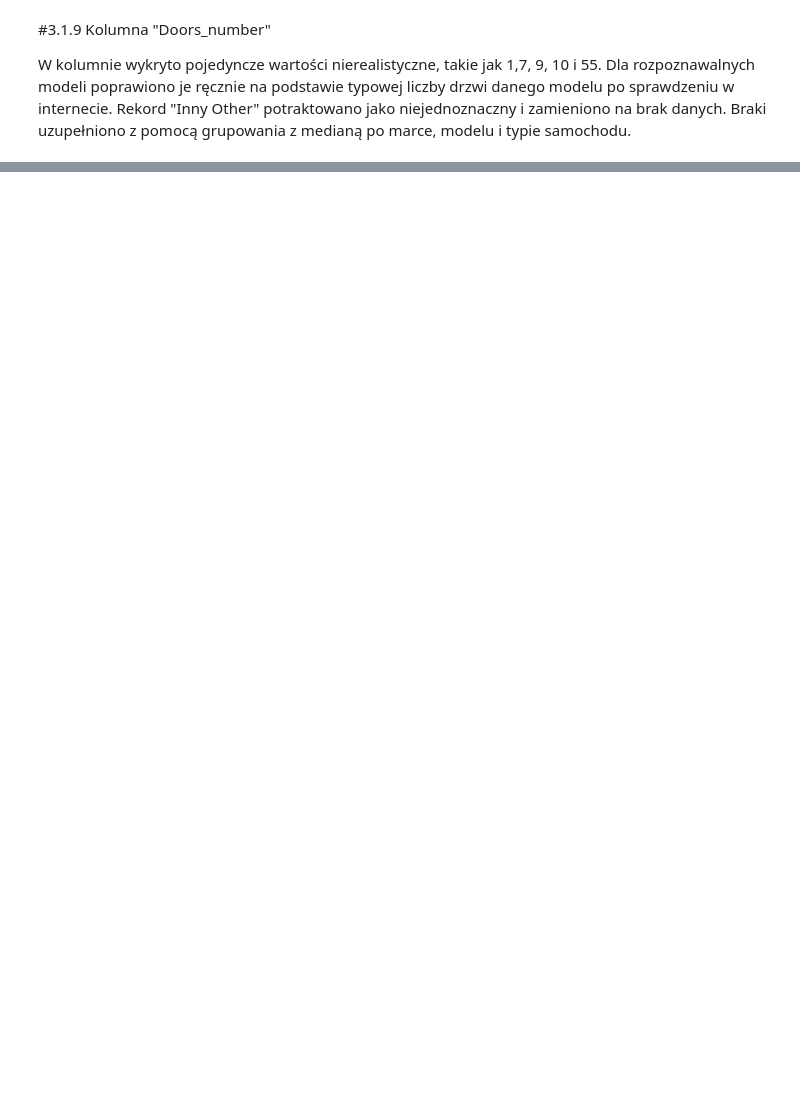
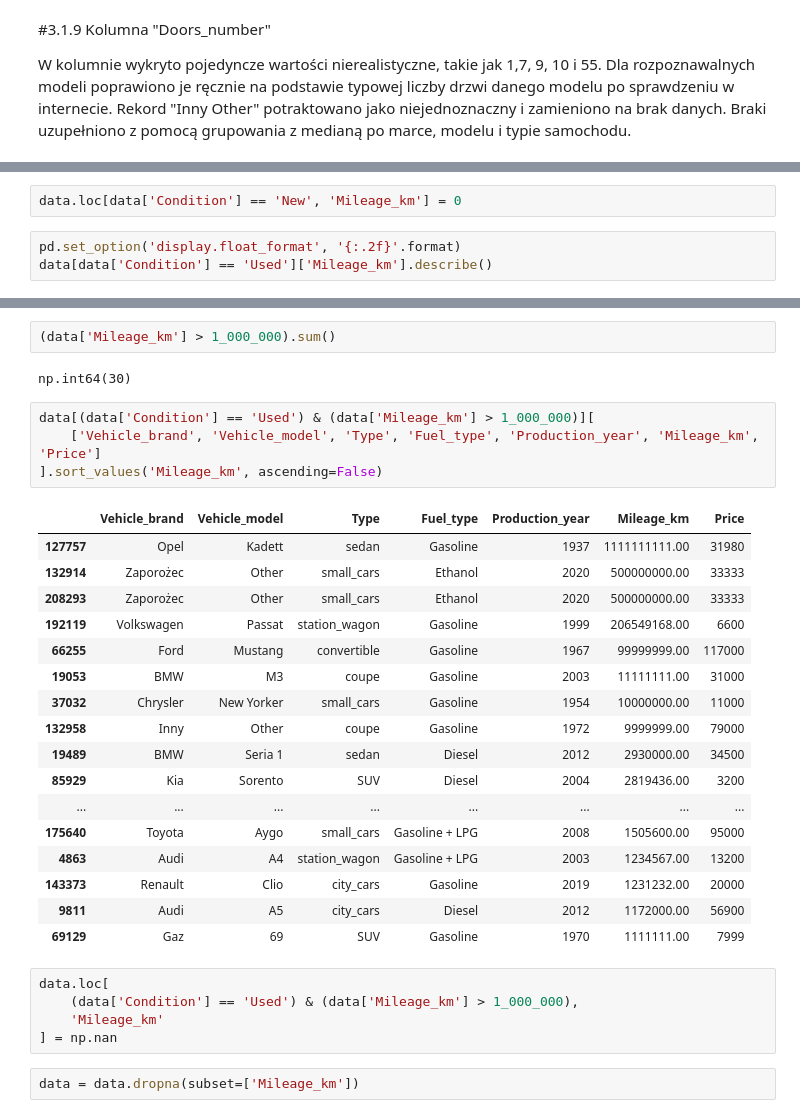
Before and after one commit to s24118-ui/SUML, a Jupyter notebook: SUML_Projekt.ipynb, the cells around one changed output, grey strips where cells are left out. Saved outputs shown, nothing was run; the diff lists cells and outputs as text; blank space fills up the shorter version.

```diff
--- a/SUML_Projekt.ipynb
+++ b/SUML_Projekt.ipynb
@@ -716,0 +772,5 @@ W kolumnie wykryto pojedyncze wartości nierealistyczne, takie jak 1,7, 9, 10 i
+# %%
+data.loc[data['Condition'] == 'New', 'Mileage_km'] = 0
+# %%
+pd.set_option('display.float_format', '{:.2f}'.format)
+data[data['Condition'] == 'Used']['Mileage_km'].describe()
@@ -716,0 +787,33 @@ W kolumnie wykryto pojedyncze wartości nierealistyczne, takie jak 1,7, 9, 10 i
+# %%
+(data['Mileage_km'] > 1_000_000).sum()
+# %% [output]
+np.int64(30)
+# %%
+data[(data['Condition'] == 'Used') & (data['Mileage_km'] > 1_000_000)][
+    ['Vehicle_brand', 'Vehicle_model', 'Type', 'Fuel_type', 'Production_year', 'Mileage_km', 'Price']
+].sort_values('Mileage_km', ascending=False)
+# %% [output]
+|  | Vehicle_brand | Vehicle_model | Type | Fuel_type | Production_year | Mileage_km | Price |
+| 127757 | Opel | Kadett | sedan | Gasoline | 1937 | 1111111111.00 | 31980 |
+| 132914 | Zaporożec | Other | small_cars | Ethanol | 2020 | 500000000.00 | 33333 |
+| 208293 | Zaporożec | Other | small_cars | Ethanol | 2020 | 500000000.00 | 33333 |
+| 192119 | Volkswagen | Passat | station_wagon | Gasoline | 1999 | 206549168.00 | 6600 |
+| 66255 | Ford | Mustang | convertible | Gasoline | 1967 | 99999999.00 | 117000 |
+| 19053 | BMW | M3 | coupe | Gasoline | 2003 | 11111111.00 | 31000 |
+| 37032 | Chrysler | New Yorker | small_cars | Gasoline | 1954 | 10000000.00 | 11000 |
+| 132958 | Inny | Other | coupe | Gasoline | 1972 | 9999999.00 | 79000 |
+| 19489 | BMW | Seria 1 | sedan | Diesel | 2012 | 2930000.00 | 34500 |
+| 85929 | Kia | Sorento | SUV | Diesel | 2004 | 2819436.00 | 3200 |
+| ... | ... | ... | ... | ... | ... | ... | ... |
+| 175640 | Toyota | Aygo | small_cars | Gasoline + LPG | 2008 | 1505600.00 | 95000 |
+| 4863 | Audi | A4 | station_wagon | Gasoline + LPG | 2003 | 1234567.00 | 13200 |
+| 143373 | Renault | Clio | city_cars | Gasoline | 2019 | 1231232.00 | 20000 |
+| 9811 | Audi | A5 | city_cars | Diesel | 2012 | 1172000.00 | 56900 |
+| 69129 | Gaz | 69 | SUV | Gasoline | 1970 | 1111111.00 | 7999 |
+# %%
+data.loc[
+    (data['Condition'] == 'Used') & (data['Mileage_km'] > 1_000_000),
+    'Mileage_km'
+] = np.nan
+# %%
+data = data.dropna(subset=['Mileage_km'])
```
Also changed, not shown: parts of 16 cells of this notebook.
